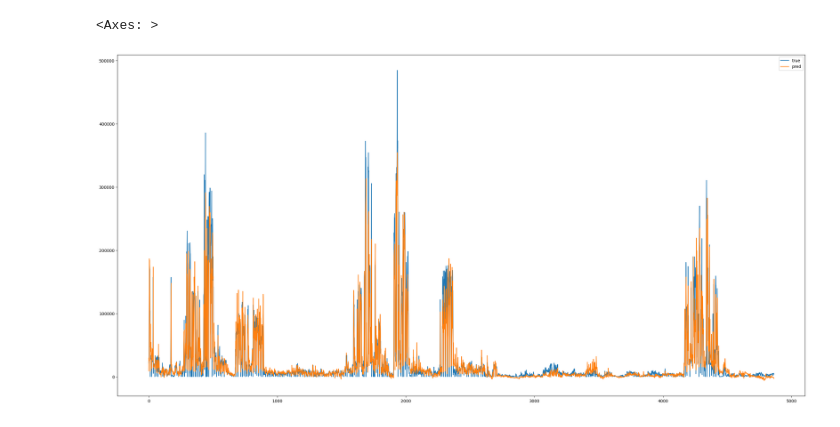
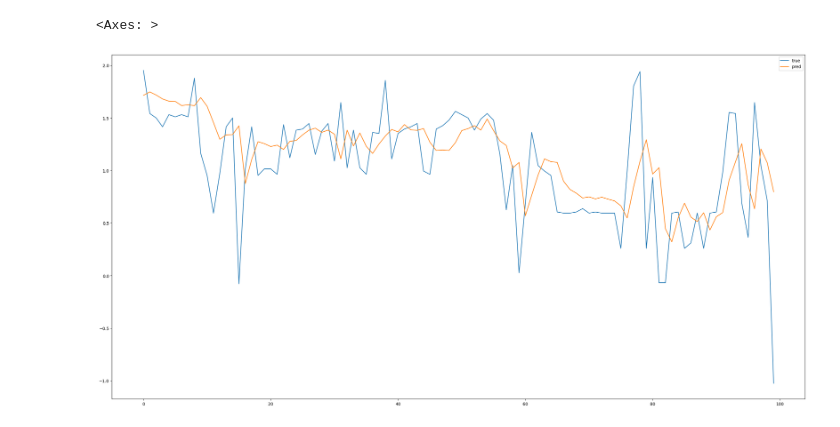
Before and after one commit to birkandenizer/Informer2020, a Jupyter notebook: plot.ipynb, the cells around one changed output. Cells and saved outputs as stored; diff of their text form; code cells hidden in the pictures.

```diff
--- a/plot.ipynb
+++ b/plot.ipynb
@@ -55,0 +17,6 @@ pred0 equals pred1
+# %%
+true = np.load(f'/home/bde/Git/Informer2020/results/{DATA}/true.npy')
+pred = np.load(f'/home/bde/Git/Informer2020/results/{DATA}/pred.npy')
+
+df = pd.DataFrame({'true': true.flatten(), 'pred': pred.flatten()})
+df
@@ -56,5 +37,5 @@ pred0 equals pred1
 # %%
-df.plot(figsize=(30,15))
+df.head(100).plot(figsize=(30,15))
 # %% [output]
 <Axes: >
-[figure, old version]
+[figure, new version]
```
Also changed, not shown: parts of 6 cells of this notebook, 5 other files.
